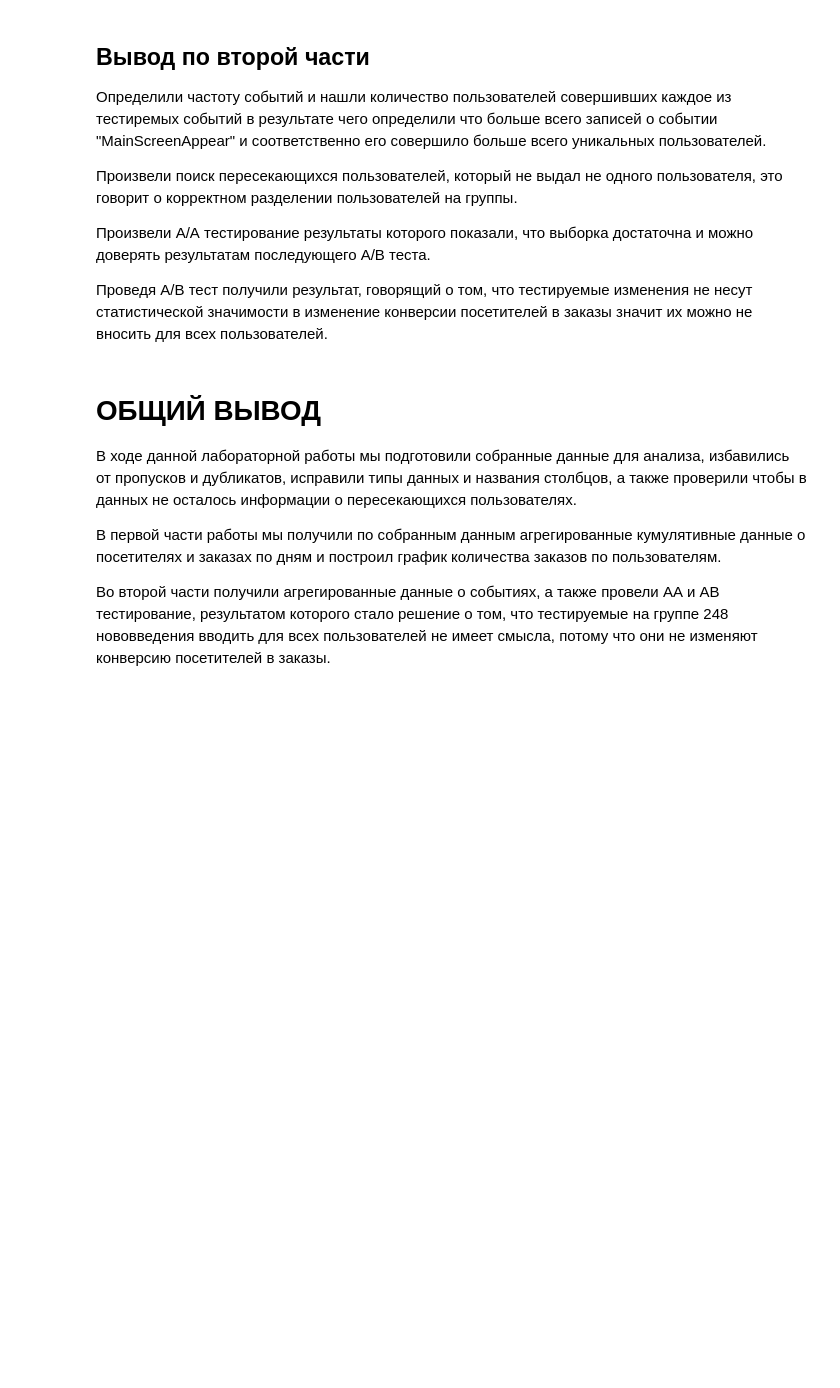
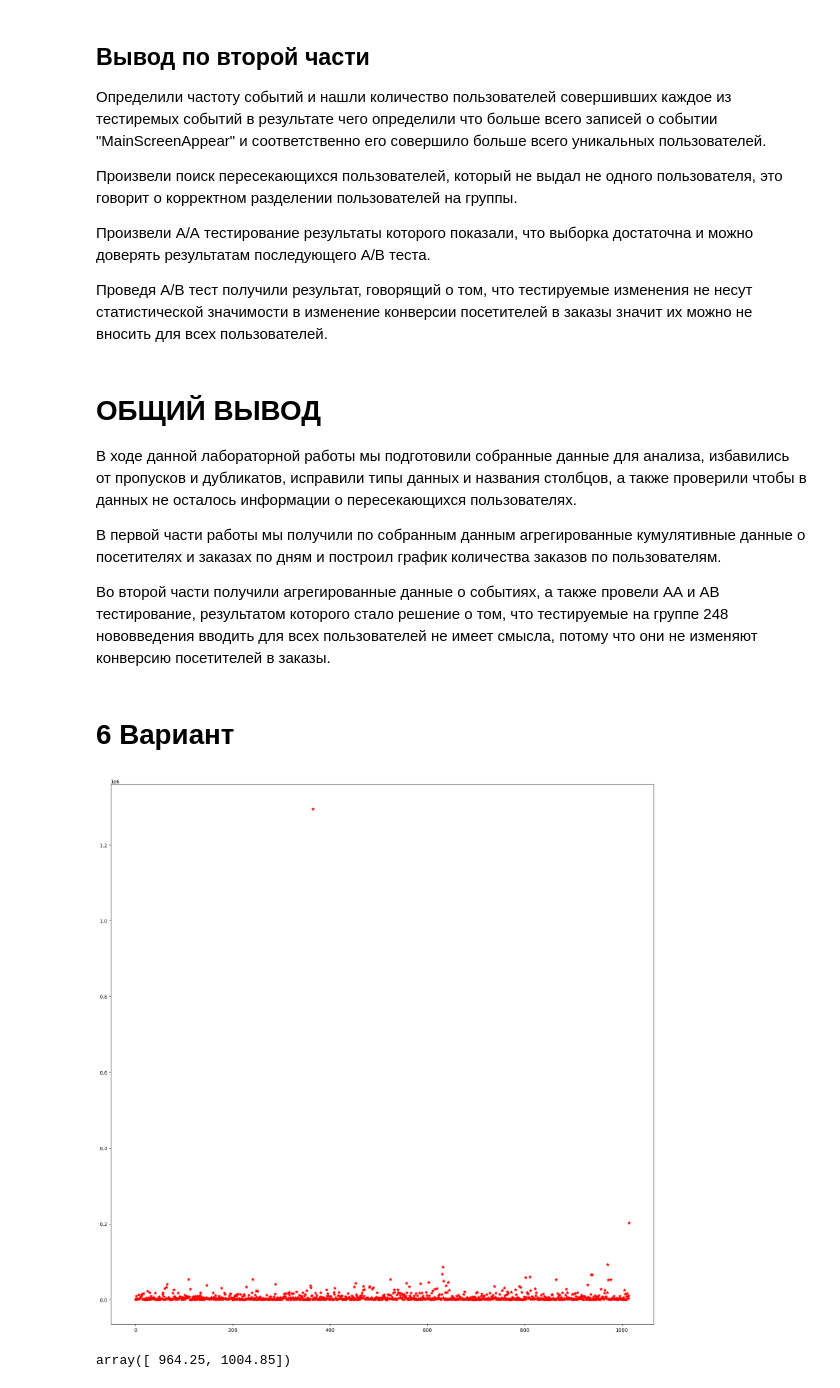
Before and after one commit to StepKonst/introduction-to-data-analysis, a Jupyter notebook: lw_5/lw_5.ipynb, the cells around one changed output. Cells and saved outputs as stored; diff of their text form; code cells hidden in the pictures; blank space fills up the shorter version.

```diff
--- a/lw_5/lw_5.ipynb
+++ b/lw_5/lw_5.ipynb
@@ -728,3 +728,24 @@ p-значение:  0.8962914725257976
 В первой части работы мы получили по собранным данным агрегированные кумулятивные данные о посетителях и заказах по дням и построил график количества заказов по пользователям.
 
 Во второй части получили агрегированные данные о событиях, а также провели АА и АВ тестирование, результатом которого стало решение о том, что тестируемые на группе 248 нововведения вводить для всех пользователей не имеет смысла, потому что они не изменяют конверсию посетителей в заказы.
+# %% [markdown]
+# 6 Вариант
+# %%
+from matplotlib import pyplot as plt
+from numpy import percentile
+
+# Построение графика
+plt.figure(figsize=(20, 20))
+plt.scatter(
+    x = pd.Series(range(0,len(df_orders['revenue']))),
+    y = df_orders['revenue'],
+    c='red',
+    marker='*'
+)
+plt.show()
+# %% [output]
+[figure, added]
+# %%
+percentile(pd.Series(range(0,len(df_orders['revenue']))), [95, 99])
+# %% [output]
+array([ 964.25, 1004.85])
```
